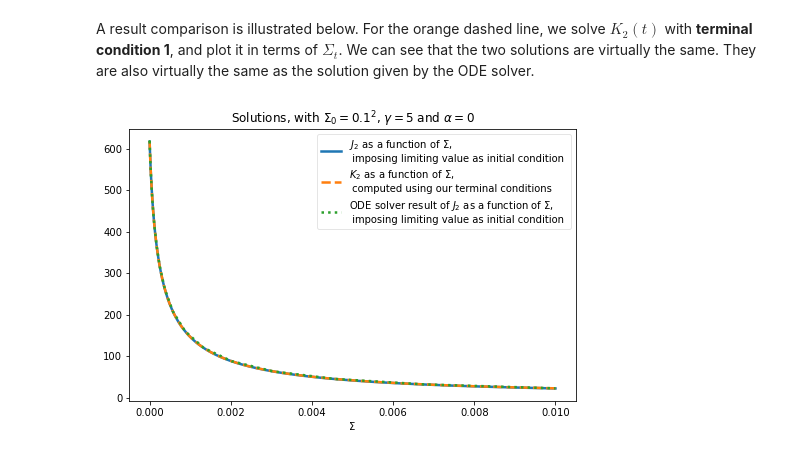
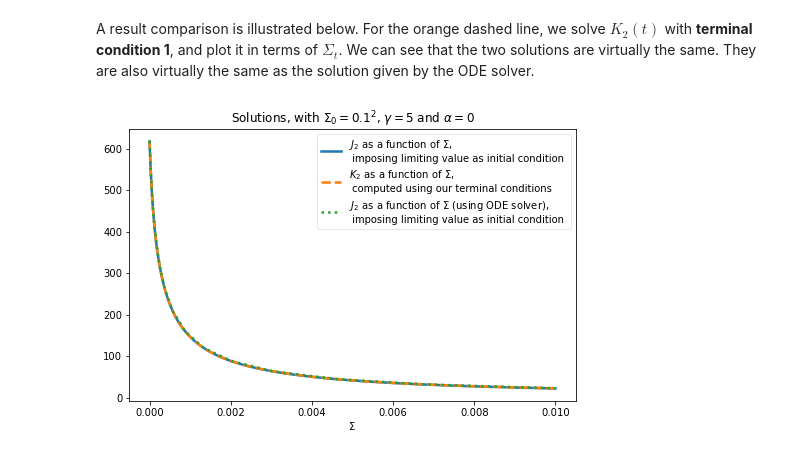
Before and after one commit to lphansen/PortfolioChoice, a Jupyter notebook: PortfolioSolution.ipynb, the cells around one changed output. Cells and saved outputs as stored; diff of their text form; code cells hidden in the pictures.

```diff
--- a/PortfolioSolution.ipynb
+++ b/PortfolioSolution.ipynb
@@ -179,4 +192,36 @@ K24l, K04l = simulate_K0(T, dt, args=(0.05**2, B_y, γ, 3., δ, r))
 K28l, K08l = simulate_K0(T, dt, args=(0.05**2, B_y, γ, 6., δ, r))
 
 K2_limiting, K0_limiting = simulate_K0(100_000, dt, args=(Σ0, B_y, γ, α, δ, r), limitingTerm=True)
+# %%
+# using ODE solver, for comparison
+
+def f_K̃2(t̃, K̃2, *args):
+    Σ0, B_y, γ, α, δ, r, T = args
+    Σ = B_y**2 * Σ0 / ((T-t̃) * Σ0 + B_y**2)
+    RHS = -(-1/(γ*B_y**2 + α*Σ) + δ*K̃2 + \
+                       2*K̃2*(Σ/B_y**2 * ((γ-1)*B_y**2 + α*Σ))/(γ*B_y**2 + α*Σ) + \
+                       K̃2**2*Σ**2/B_y**2 *  ((γ-1)*B_y**2 + α*Σ)/(γ*B_y**2 + α*Σ))
+    return RHS
+
+def f_K̃0(t̃, K̃0, *args):
+    Σ0, B_y, γ, α, δ, r, T, K̃2_sol = args
+
+    Σ = B_y**2 * Σ0 / ((T-t̃) * Σ0 + B_y**2)
+
+    RHS = -δ*K̃0 + δ*np.log(δ) - δ + r + 0.5* K̃2_sol.sol(t̃) * Σ**2/B_y**2
+
+    return RHS
+
+args_K̃2 = Σ0, B_y, γ, α, δ, r, T
+K̃2_sol = solve_ivp(f_K̃2, [0, time[-1]], [0], args = args_K̃2, t_eval =time, dense_output=True)
+args_K̃0 = Σ0, B_y, γ, α, δ, r, T, K̃2_sol
+K̃0_sol = solve_ivp(f_K̃0, [0, time[-1]], [0], args = args_K̃0, t_eval =time, dense_output=True)
+
+args = Σ0, B_y, γ, α, δ, r
+time_lim = np.arange(0, 100000+dt, dt)
+
+args_K̃2_lim = Σ0, B_y, γ, α, δ, r, 100000
+K̃2_sol_lim = solve_ivp(f_K̃2, [0, time_lim[-1]], [limiting_K2(args)], args = args_K̃2_lim, t_eval =time_lim, dense_output=True)
+args_K̃0_lim = Σ0, B_y, γ, α, δ, r, 100000, K̃2_sol_lim
+K̃0_sol_lim = solve_ivp(f_K̃0, [0, time_lim[-1]], [limiting_K0(args)], args = args_K̃0_lim, t_eval =time_lim, dense_output=True)
 # %% [markdown]
@@ -657,11 +717,11 @@ We can see that the two solutions are virtually the same. They are also virtuall
 # %%
 plt.figure(figsize=(8,5))
 plt.plot(Σ, j2, label="$J_2$ as a function of $\Sigma$, \n imposing limiting value as initial condition ")
 plt.plot(sigma, kk2, label="$K_2$ as a function of $\Sigma$, \n computed using our terminal conditions", linestyle="dashed")
-plt.plot(sol.t, sol.y.flatten(), label = "ODE solver result of $J_2$ as a function of $\Sigma$, \n imposing limiting value as initial condition", linestyle = "dotted")
+plt.plot(sol.t, sol.y.flatten(), label = "$J_2$ as a function of $\Sigma$ (using ODE solver), \n imposing limiting value as initial condition", linestyle = "dotted")
 plt.legend(loc=1)
 plt.xlabel("Σ")
 plt.title("Solutions, with $Σ_0 = 0.1^2$, $γ= 5$ and $α = 0$")
 plt.show()
 # %% [output]
-[figure, old version]
+[figure, new version]
```
Also changed, not shown: parts of 5 cells of this notebook.
